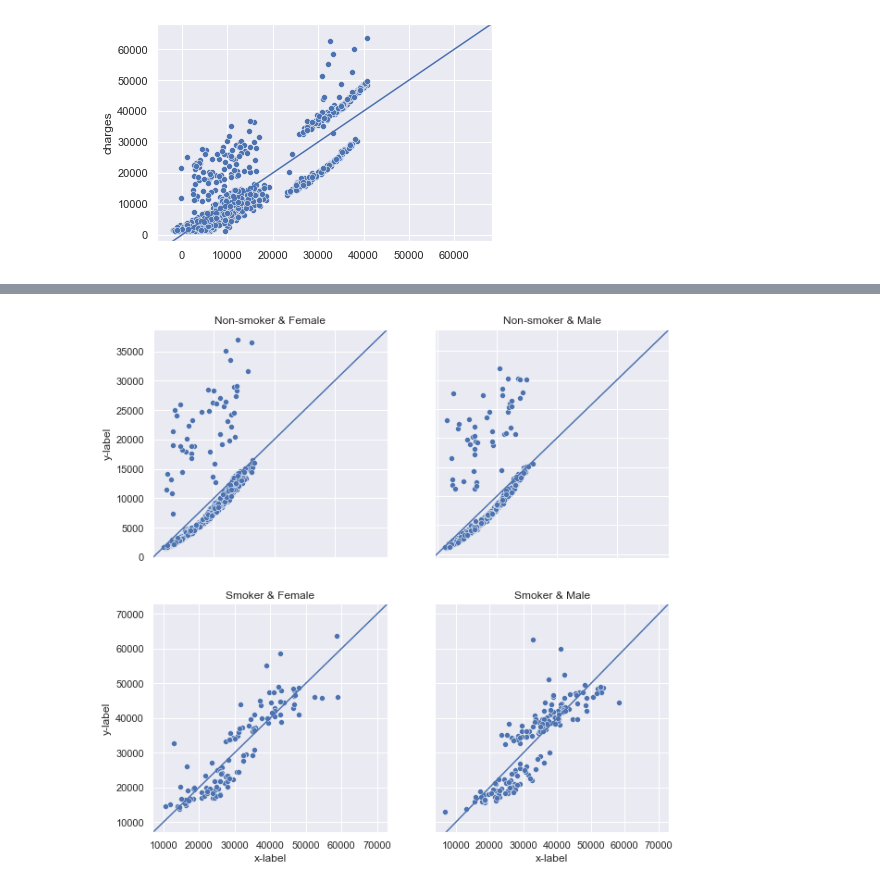
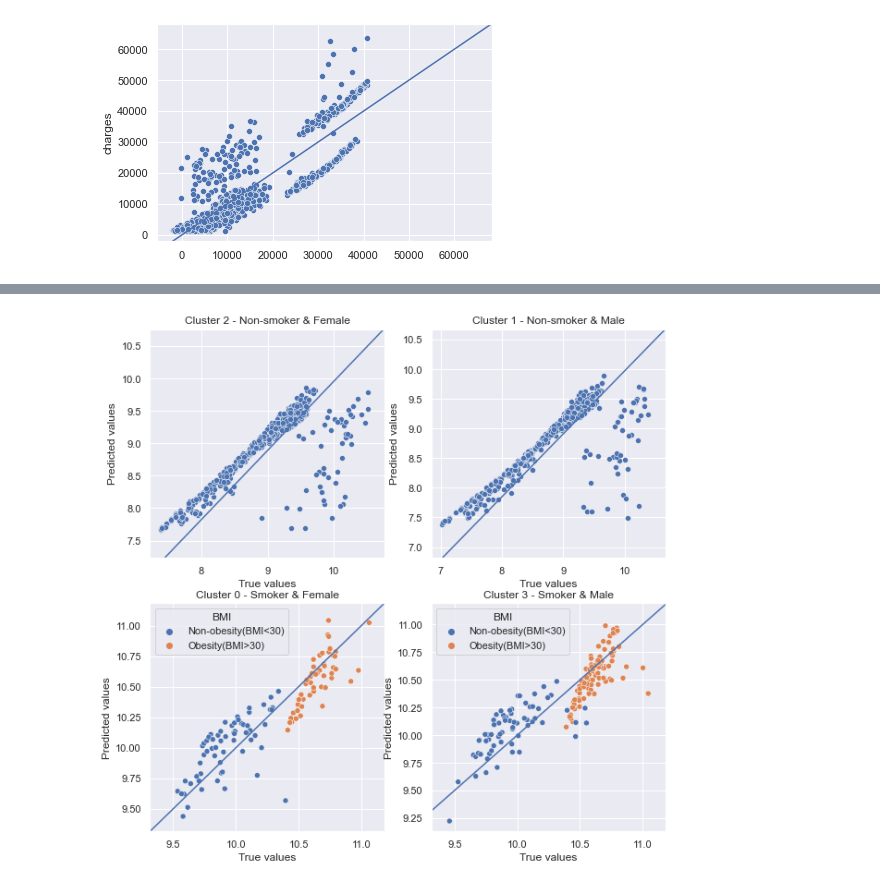
Before and after one commit to renatoquiliche/Interpretable-Machine-Learning, a Jupyter notebook: Notebooks/XPEd.ipynb, the cells around one changed output, grey strips where cells are left out. Saved outputs shown, nothing was run; the diff lists cells and outputs as text; code cells hidden in the pictures.

```diff
--- a/Notebooks/XPEd.ipynb
+++ b/Notebooks/XPEd.ipynb
@@ -195,42 +195,48 @@ OLS Regression Results
 | Kurtosis: | 5.651 | Cond. No. | 311. |
 Notes:
 [1] Standard Errors assume that the covariance matrix of the errors is correctly specified.
+# %%
+import numpy as np
+data_insurance['charges'] = np.log(data_insurance['charges'])
+data_insurance[['age', 'bmi']] = np.log(data_insurance[['age', 'bmi']])
 # %%
-model_0 = smf.ols(formula='charges ~ age + bmi + children + smoker + sex + region', data=data_insurance.loc[data_insurance['DBSC']==0]).fit()
-model_1 = smf.ols(formula='charges ~ age + bmi + children + smoker + sex + region', data=data_insurance.loc[data_insurance['DBSC']==1]).fit()
-model_2 = smf.ols(formula='charges ~ age + bmi + children + smoker + sex + region', data=data_insurance.loc[data_insurance['DBSC']==2]).fit()
-model_3 = smf.ols(formula='charges ~ age + bmi + children + smoker + sex + region', data=data_insurance.loc[data_insurance['DBSC']==3]).fit()
+model_0 = smf.ols(formula='charges ~ age + bmi + children + region', data=data_insurance.loc[data_insurance['DBSC']==0]).fit()
+model_1 = smf.ols(formula='charges ~ age + bmi + children + region', data=data_insurance.loc[data_insurance['DBSC']==1]).fit()
+model_2 = smf.ols(formula='charges ~ age + bmi + children + region', data=data_insurance.loc[data_insurance['DBSC']==2]).fit()
+model_3 = smf.ols(formula='charges ~ age + bmi + children + region', data=data_insurance.loc[data_insurance['DBSC']==3]).fit()
 
 
 fig, axs = plt.subplots(2, 2)
 
 fig.set_size_inches(10, 10)
-sns.scatterplot(ax=axs[1, 0], x=model_0.fittedvalues,
-                        y=data_insurance.loc[data_insurance['DBSC']==0]['charges'])
 
-sns.scatterplot(ax=axs[0, 1], x=model_1.fittedvalues,
-                        y=data_insurance.loc[data_insurance['DBSC']==1]['charges'])
 
-sns.scatterplot(ax=axs[0, 0], x=model_2.fittedvalues,
-                        y=data_insurance.loc[data_insurance['DBSC']==2]['charges'])
+sns.scatterplot(ax=axs[0, 0], y=model_2.fittedvalues,
+                        x=data_insurance.loc[data_insurance['DBSC']==2]['charges'])
 
-sns.scatterplot(ax=axs[1, 1], x=model_3.fittedvalues,
-                        y=data_insurance.loc[data_insurance['DBSC']==3]['charges'])
+sns.scatterplot(ax=axs[0, 1], y=model_1.fittedvalues,
+                        x=data_insurance.loc[data_insurance['DBSC']==1]['charges'])
 
-axs[1, 0].set_title('Smoker & Female')
-axs[0, 1].set_title('Non-smoker & Male')
-axs[0, 0].set_title('Non-smoker & Female')
-axs[1, 1].set_title('Smoker & Male')
+sns.scatterplot(ax=axs[1, 0], y=model_0.fittedvalues,
+                        x=data_insurance.loc[data_insurance['DBSC']==0]['charges'], hue=data_insurance['BMI'])
 
-axs[0, 0].axline([10000, 10000], [37000, 37000])
-axs[0, 1].axline([10000, 10000], [37000, 37000])
-axs[1, 0].axline([10000, 10000], [70000, 70000])
-axs[1, 1].axline([10000, 10000], [70000, 70000])
+sns.scatterplot(ax=axs[1, 1], y=model_3.fittedvalues,
+                        x=data_insurance.loc[data_insurance['DBSC']==3]['charges'], hue=data_insurance['BMI'])
+
+axs[1, 0].set_title('Cluster 0 - Smoker & Female')
+axs[0, 1].set_title('Cluster 1 - Non-smoker & Male')
+axs[0, 0].set_title('Cluster 2 - Non-smoker & Female')
+axs[1, 1].set_title('Cluster 3 - Smoker & Male')
+
+axs[0, 0].axline([7.6, 7.4], [10.6, 10.6])
+axs[0, 1].axline([7.2, 7], [10.5, 10.5])
+axs[1, 0].axline([9.4, 9.4], [11.1, 11.1])
+axs[1, 1].axline([9.4, 9.4], [11.1, 11.1])
 
 for ax in axs.flat:
-    ax.set(xlabel='x-label', ylabel='y-label')
+    ax.set(xlabel='True values', ylabel='Predicted values')
 
-for ax in axs.flat:
-    ax.label_outer()
+#for ax in axs.flat:
+#    ax.label_outer()
 # %% [output]
-[figure, old version]
+[figure, new version]
```
Also changed, not shown: parts of 13 cells of this notebook.
